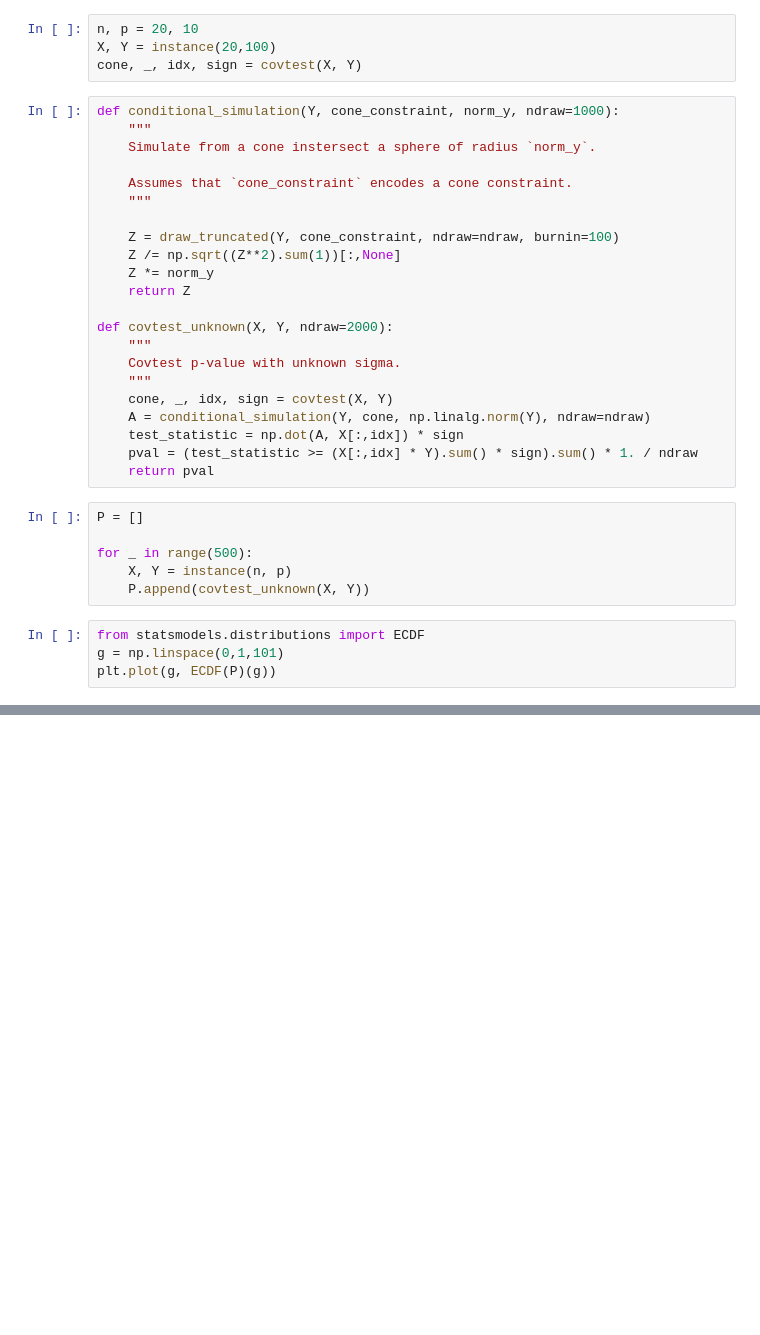
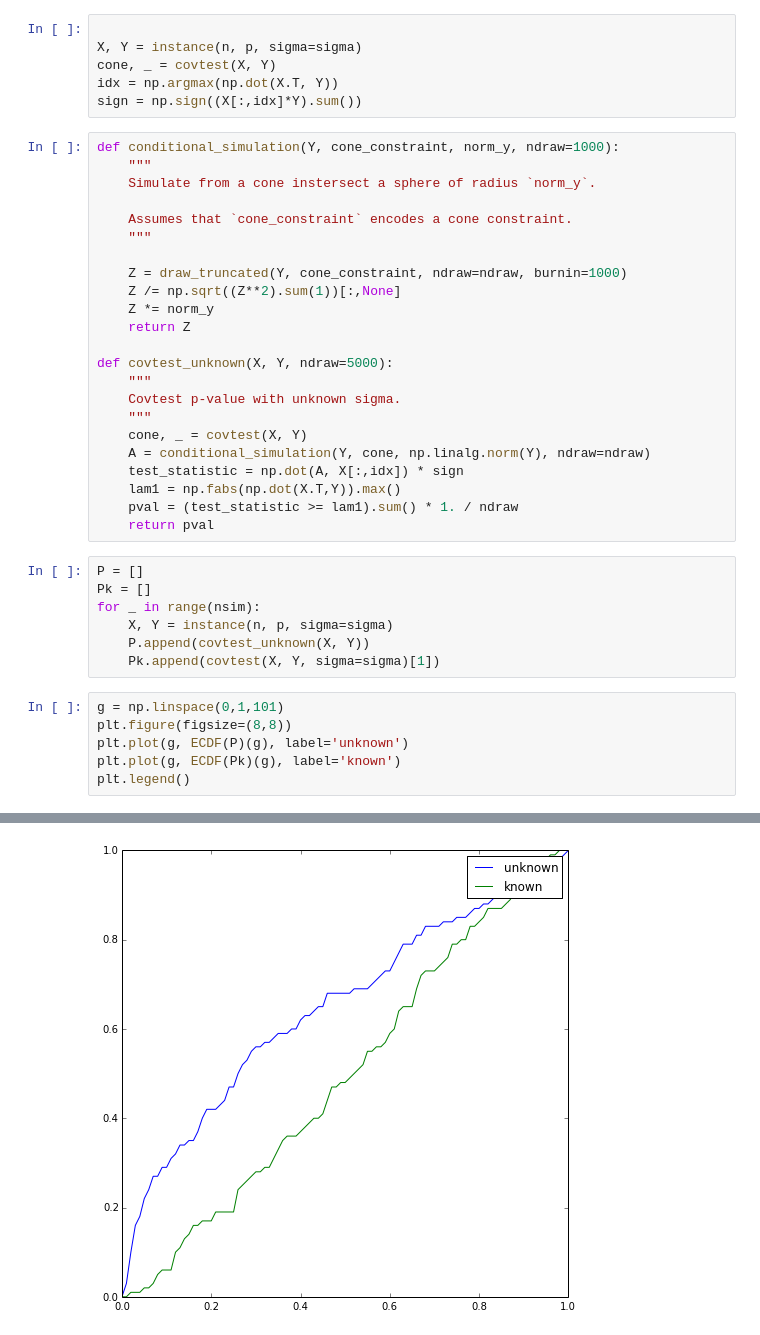
Before and after one commit to selective-inference/Python-software, a Jupyter notebook: notebooks/covtest.ipynb, the cells around one changed output, grey strips where cells are left out. Drawn from its saved outputs; the diff is of its cells as text; blank space fills up the shorter version.

Commit message:
sigma unknown covtest updated notebook

```diff
--- a/notebooks/covtest.ipynb
+++ b/notebooks/covtest.ipynb
@@ -14,10 +17,12 @@ def instance(n, p, beta=None, sigma=1.5):
     if beta is not None:
         Y += np.dot(X, beta)
     return X, Y
-# %%
-n, p = 20, 10
-X, Y = instance(20,100)
-cone, _, idx, sign = covtest(X, Y)
+# %%
+
+X, Y = instance(n, p, sigma=sigma)
+cone, _ = covtest(X, Y)
+idx = np.argmax(np.dot(X.T, Y))
+sign = np.sign((X[:,idx]*Y).sum())
 # %%
 def conditional_simulation(Y, cone_constraint, norm_y, ndraw=1000):
     """
@@ -26,27 +31,32 @@ def conditional_simulation(Y, cone_constraint, norm_y, ndraw=1000):
     Assumes that `cone_constraint` encodes a cone constraint.
     """
 
-    Z = draw_truncated(Y, cone_constraint, ndraw=ndraw, burnin=100)
+    Z = draw_truncated(Y, cone_constraint, ndraw=ndraw, burnin=1000)
     Z /= np.sqrt((Z**2).sum(1))[:,None]
     Z *= norm_y
     return Z
 
-def covtest_unknown(X, Y, ndraw=2000):
+def covtest_unknown(X, Y, ndraw=5000):
     """
     Covtest p-value with unknown sigma.
     """
-    cone, _, idx, sign = covtest(X, Y)
+    cone, _ = covtest(X, Y)
     A = conditional_simulation(Y, cone, np.linalg.norm(Y), ndraw=ndraw)
     test_statistic = np.dot(A, X[:,idx]) * sign
-    pval = (test_statistic >= (X[:,idx] * Y).sum() * sign).sum() * 1. / ndraw
+    lam1 = np.fabs(np.dot(X.T,Y)).max()
+    pval = (test_statistic >= lam1).sum() * 1. / ndraw
     return pval
 # %%
 P = []
-
-for _ in range(500):
-    X, Y = instance(n, p)
+Pk = []
+for _ in range(nsim):
+    X, Y = instance(n, p, sigma=sigma)
     P.append(covtest_unknown(X, Y))
+    Pk.append(covtest(X, Y, sigma=sigma)[1])
 # %%
-from statsmodels.distributions import ECDF
 g = np.linspace(0,1,101)
-plt.plot(g, ECDF(P)(g))
+plt.figure(figsize=(8,8))
+plt.plot(g, ECDF(P)(g), label='unknown')
+plt.plot(g, ECDF(Pk)(g), label='known')
+plt.legend()
+# %% [output]
@@ -52,0 +64 @@ plt.plot(g, ECDF(P)(g))
+[figure, added]
```
Also changed, not shown: parts of 9 cells of this notebook.
